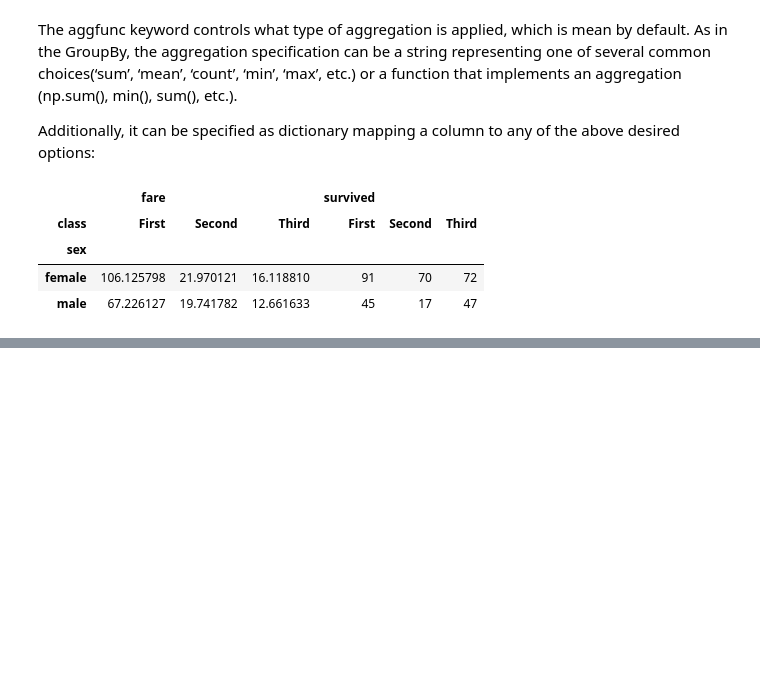
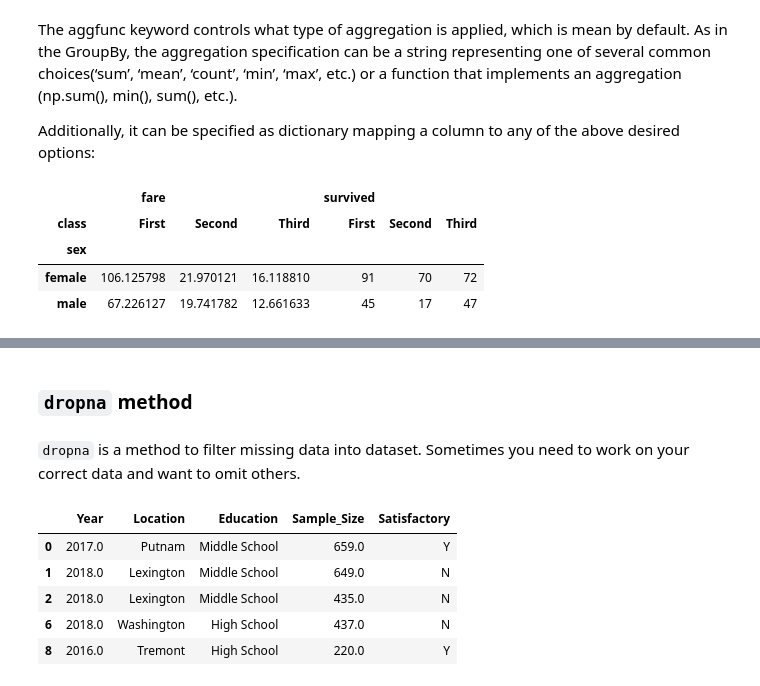
Before and after one commit to igaribay/DSSwithPython, a Jupyter notebook: DSS-Week05/Notebook/DSS-Unit05-Lecture02.2018.ipynb, the cells around one changed output, grey strips where cells are left out. Cells and saved outputs as stored; diff of their text form; code cells hidden in the pictures; blank space fills up the shorter version.

````diff
--- a/DSS-Week05/Notebook/DSS-Unit05-Lecture02.2018.ipynb
+++ b/DSS-Week05/Notebook/DSS-Unit05-Lecture02.2018.ipynb
@@ -307,0 +347,15 @@ titanic.pivot_table(index = 'sex', columns = 'class', aggfunc = {'survived' : su
+# %% [markdown]
+### ```dropna``` method
+# %% [markdown]
+```dropna``` is a method to filter missing data into dataset. Sometimes you need to work on your correct data and want to omit others.
+# %%
+# Dropping all missing data by omitting rows and columns which include missing data
+
+df.dropna()
+# %% [output]
+|  | Year | Location | Education | Sample_Size | Satisfactory |
+| 0 | 2017.0 | Putnam | Middle School | 659.0 | Y |
+| 1 | 2018.0 | Lexington | Middle School | 649.0 | N |
+| 2 | 2018.0 | Lexington | Middle School | 435.0 | N |
+| 6 | 2018.0 | Washington | High School | 437.0 | N |
+| 8 | 2016.0 | Tremont | High School | 220.0 | Y |
````
Also changed, not shown: parts of 26 cells of this notebook, 14 other files.
